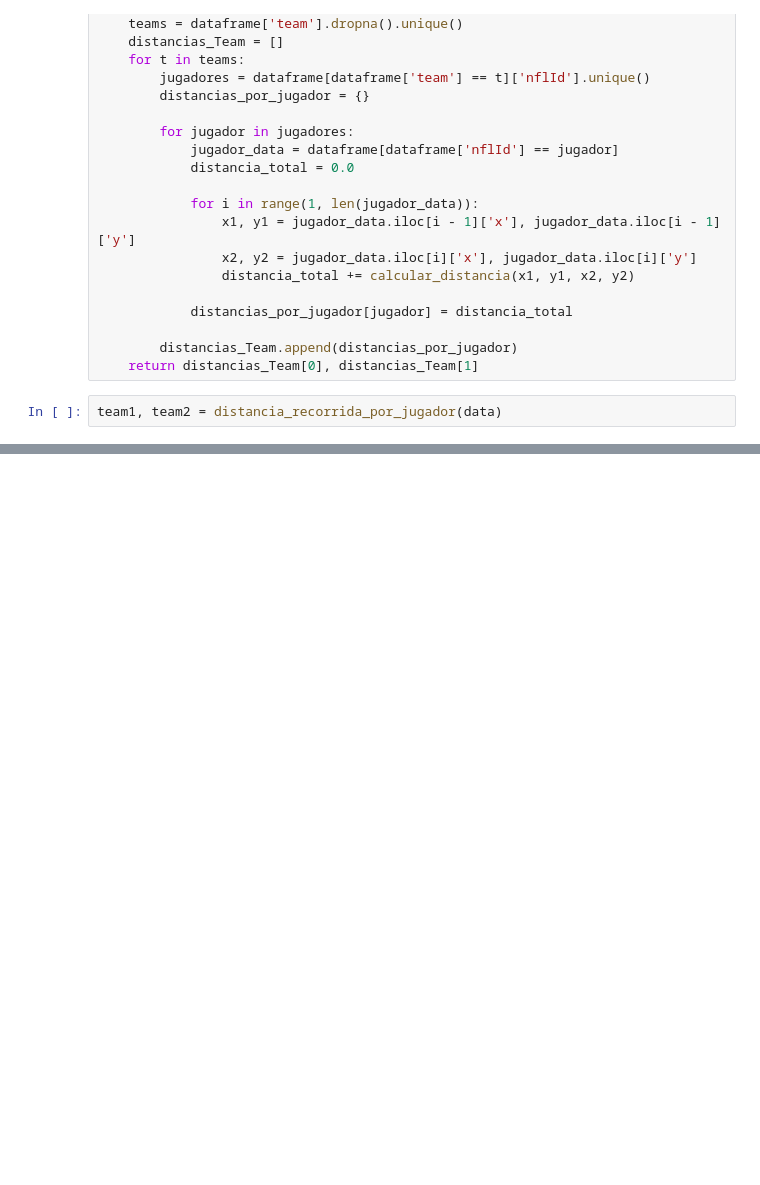
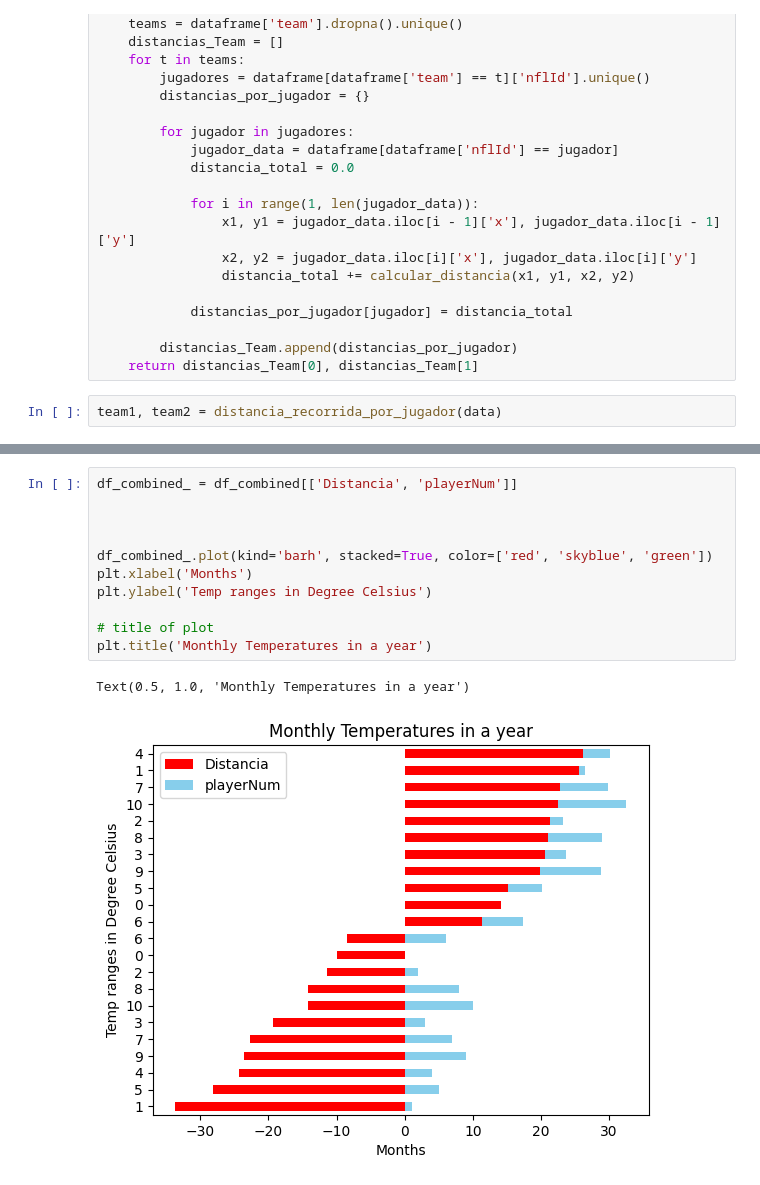
Before and after one commit to rauldaal/nfl-visualization, a Jupyter notebook: prova.ipynb, the cells around one changed output, grey strips where cells are left out. Saved outputs shown, nothing was run; the diff lists cells and outputs as text; blank space fills up the shorter version.

```diff
--- a/prova.ipynb
+++ b/prova.ipynb
@@ -164,0 +189,14 @@ plt.show()
+# %%
+df_combined_ = df_combined[['Distancia', 'playerNum']]
+
+
+
+df_combined_.plot(kind='barh', stacked=True, color=['red', 'skyblue', 'green'])
+plt.xlabel('Months')
+plt.ylabel('Temp ranges in Degree Celsius')
+
+# title of plot
+plt.title('Monthly Temperatures in a year')
+# %% [output]
+Text(0.5, 1.0, 'Monthly Temperatures in a year')
+[figure, added]
```
Also changed, not shown: parts of 5 cells of this notebook, 7 other files.
